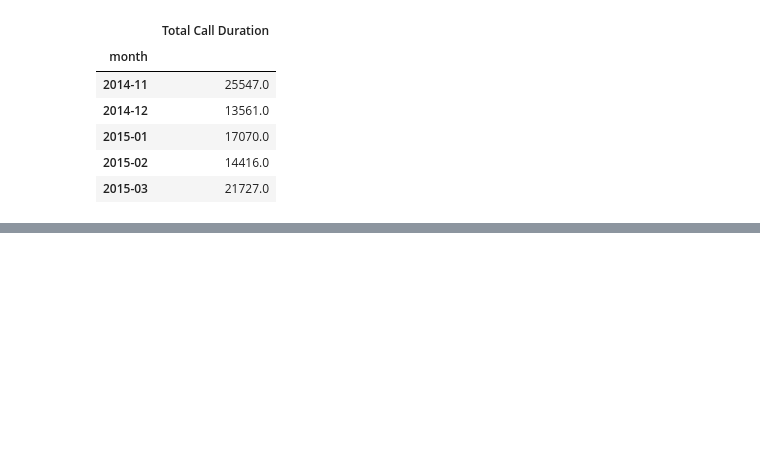
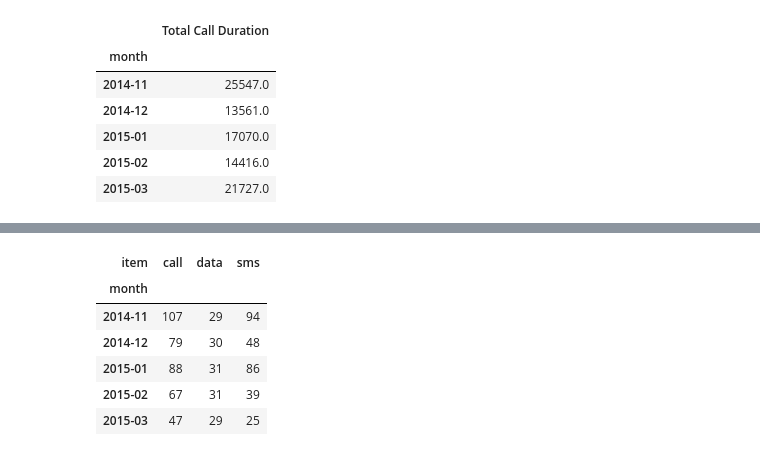
Before and after one commit to ch00226855/Fall2020CMP464-788, a Jupyter notebook: Week13_GroupByExamples_Completed.ipynb, the cells around one changed output, grey strips where cells are left out. Saved outputs shown, nothing was run; the diff lists cells and outputs as text; code cells hidden in the pictures; blank space fills up the shorter version.

```diff
--- a/Week13_GroupByExamples_Completed.ipynb
+++ b/Week13_GroupByExamples_Completed.ipynb
@@ -391,0 +443,11 @@ groups.sum().to_frame(name="Total Call Duration")
+# %%
+# Solution 4:
+data.groupby(["month", "item"]).size().unstack()
+# %% [output]
+| item | call | data | sms |
+| month |  |  |  |
+| 2014-11 | 107 | 29 | 94 |
+| 2014-12 | 79 | 30 | 48 |
+| 2015-01 | 88 | 31 | 86 |
+| 2015-02 | 67 | 31 | 39 |
+| 2015-03 | 47 | 29 | 25 |
```
Also changed, not shown: parts of 20 cells of this notebook, 1 other file.
